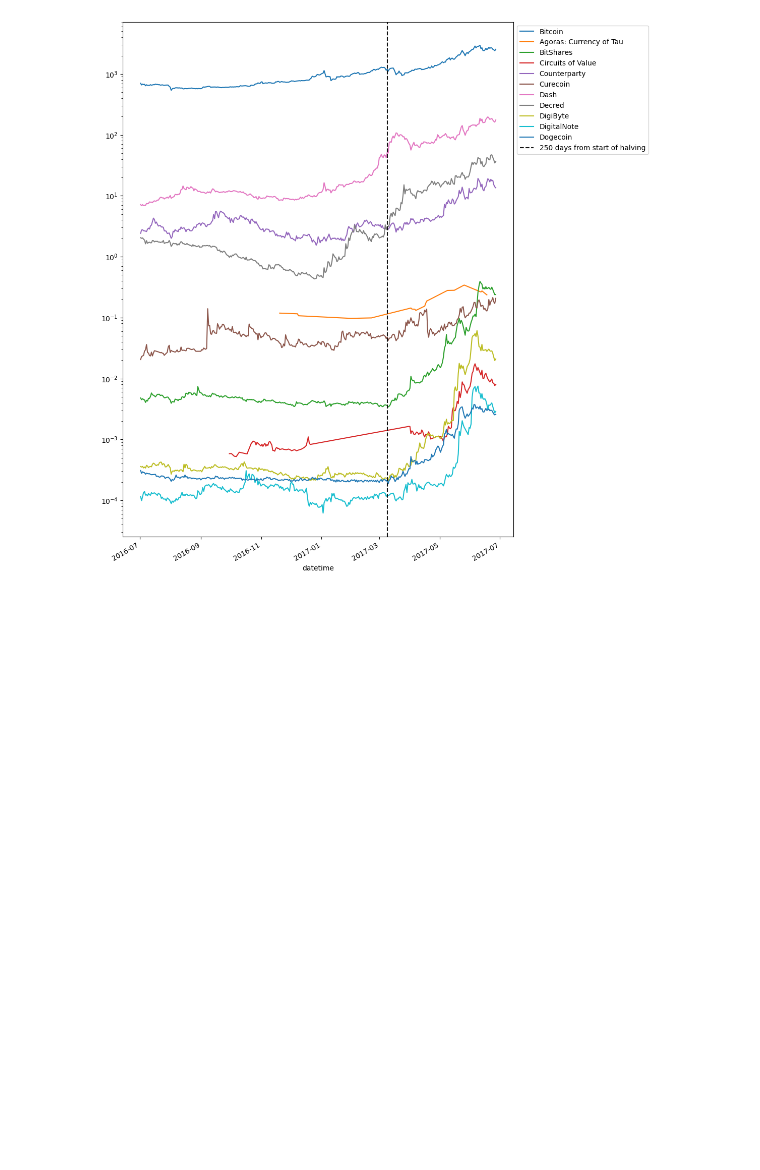
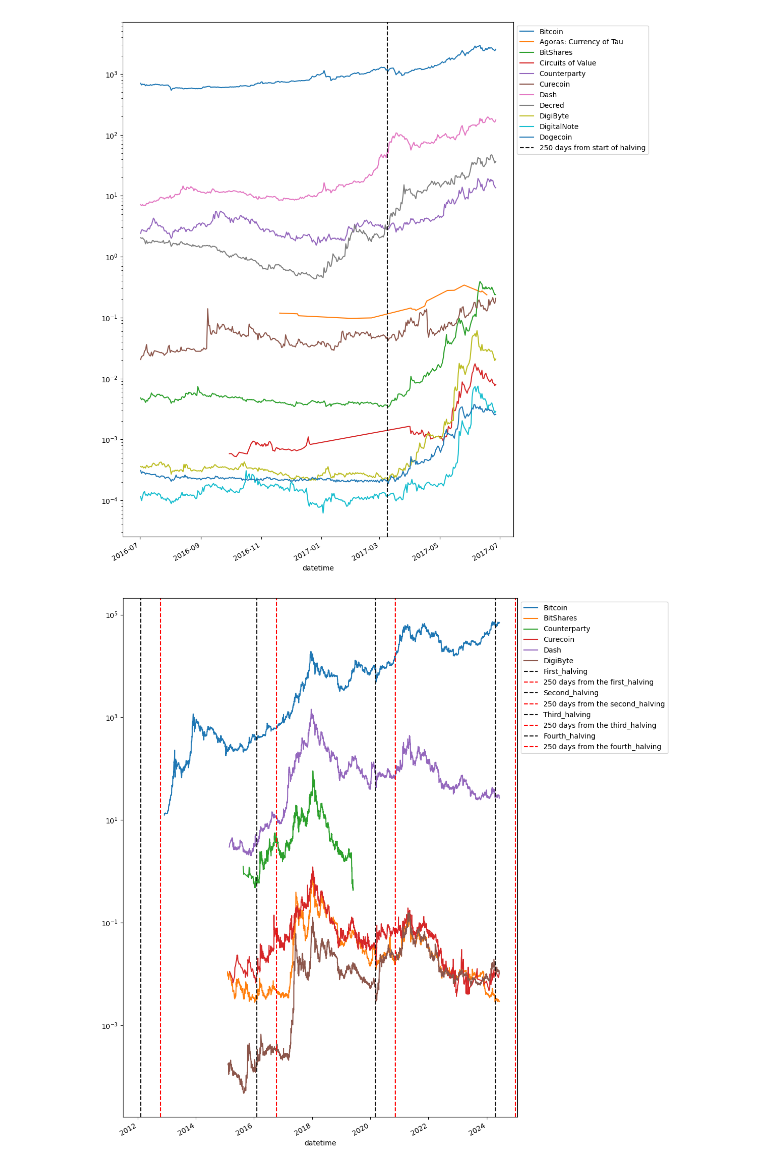
Before and after one commit to LuisFelipePoma/Crypto_App, a Jupyter notebook: src/notebooks/crispdm_model/2_EDA.ipynb, the cells around one changed output. Drawn from its saved outputs; the diff is of its cells as text; code cells hidden in the pictures; blank space fills up the shorter version.

```diff
--- a/src/notebooks/crispdm_model/2_EDA.ipynb
+++ b/src/notebooks/crispdm_model/2_EDA.ipynb
@@ -90,6 +129,22 @@ df_halving_1 = pd.read_json('./datasets/1_halving.json', orient='records')
 df_halving_2 = pd.read_json('./datasets/2_halving.json', orient='records')
 df_halving_3 = pd.read_json('./datasets/3_halving.json', orient='records')
 df_halving_4 = pd.read_json('./datasets/4_halving.json', orient='records')
+# %%
+def create_df_years():
+    df_2012 = pd.read_json('./datasets/2012_market_data.json', orient='records')
+    df_2013 = pd.read_json('./datasets/2013_market_data.json', orient='records')
+    df_2014 = pd.read_json('./datasets/2014_market_data.json', orient='records')
+    df_2015 = pd.read_json('./datasets/2015_market_data.json', orient='records')
+    df_2016 = pd.read_json('./datasets/2016_market_data.json', orient='records')
+    df_2017 = pd.read_json('./datasets/2017_market_data.json', orient='records')
+    df_2018 = pd.read_json('./datasets/2018_market_data.json', orient='records')
+    df_2019 = pd.read_json('./datasets/2019_market_data.json', orient='records')
+    df_2020 = pd.read_json('./datasets/2020_market_data.json', orient='records')
+    df_2021 = pd.read_json('./datasets/2021_market_data.json', orient='records')
+    df_2022 = pd.read_json('./datasets/2022_market_data.json', orient='records')
+    df_2023 = pd.read_json('./datasets/2023_market_data.json', orient='records')
+    df = pd.concat([df_2012, df_2013, df_2014, df_2015, df_2016, df_2017, df_2018, df_2019, df_2020, df_2021, df_2022, df_2023], ignore_index=True)
+    return df
 # %%
 df_halving_1.shape, df_halving_2.shape, df_halving_3.shape, df_halving_4.shape
 # %% [output]
@@ -181,3 +236,7 @@ def plot_by_halving(halving: pd.DataFrame, always_show_coin: str = "Bitcoin", li
 plot_by_halving(df_halving_2)
 # %% [output]
 [figure]
+# %%
+df_years = create_df_years()
+# %%
+df_years.set_index("datetime", inplace=True)
@@ -183,0 +291,4 @@ plot_by_halving(df_halving_2)
+# %%
+plot_all_time(df_years,limit_coins=5,min_start_date=HALVINGS_DATE[1])
+# %% [output]
+[figure, added]
```
Also changed, not shown: parts of 12 cells of this notebook, 31 other files.
